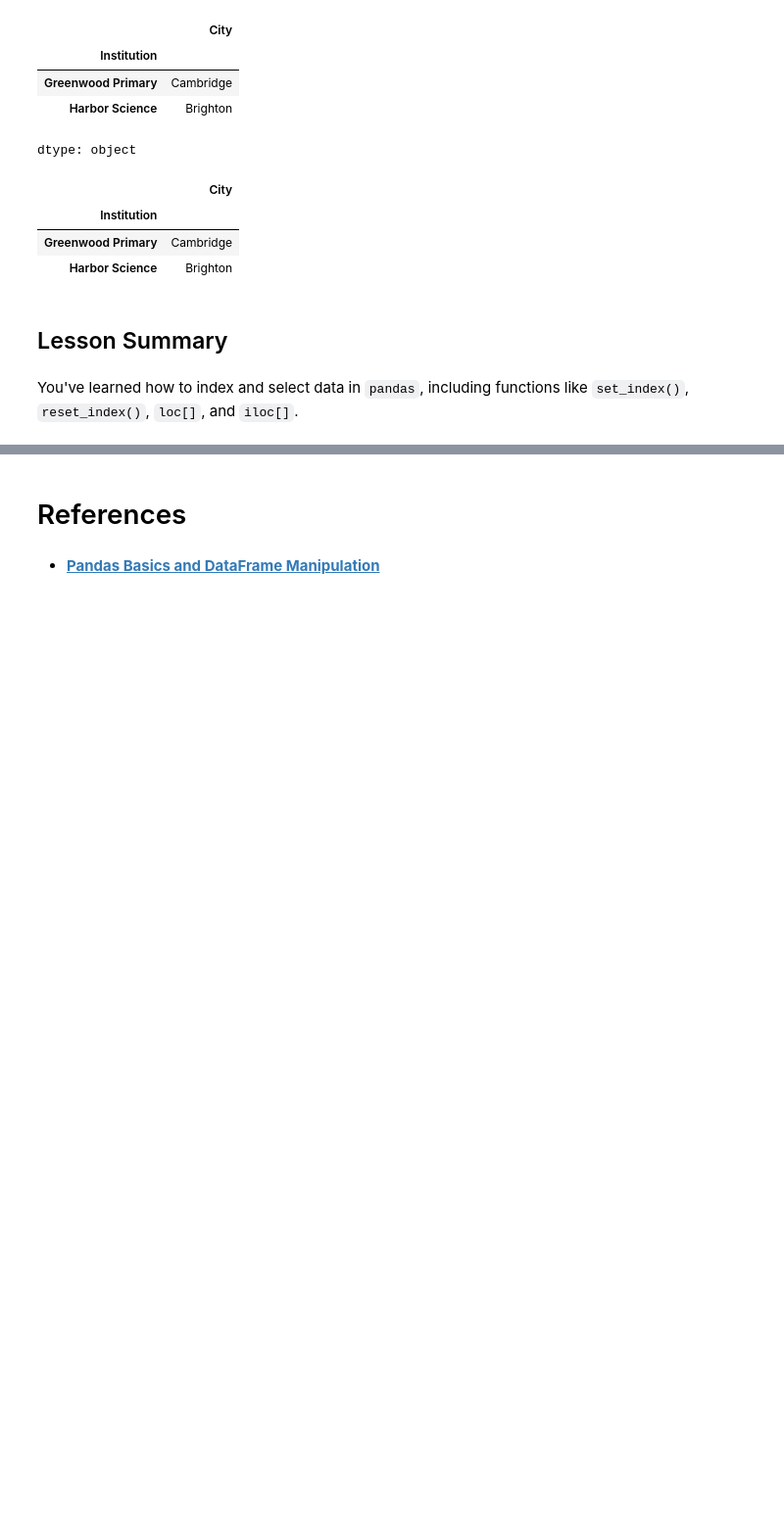
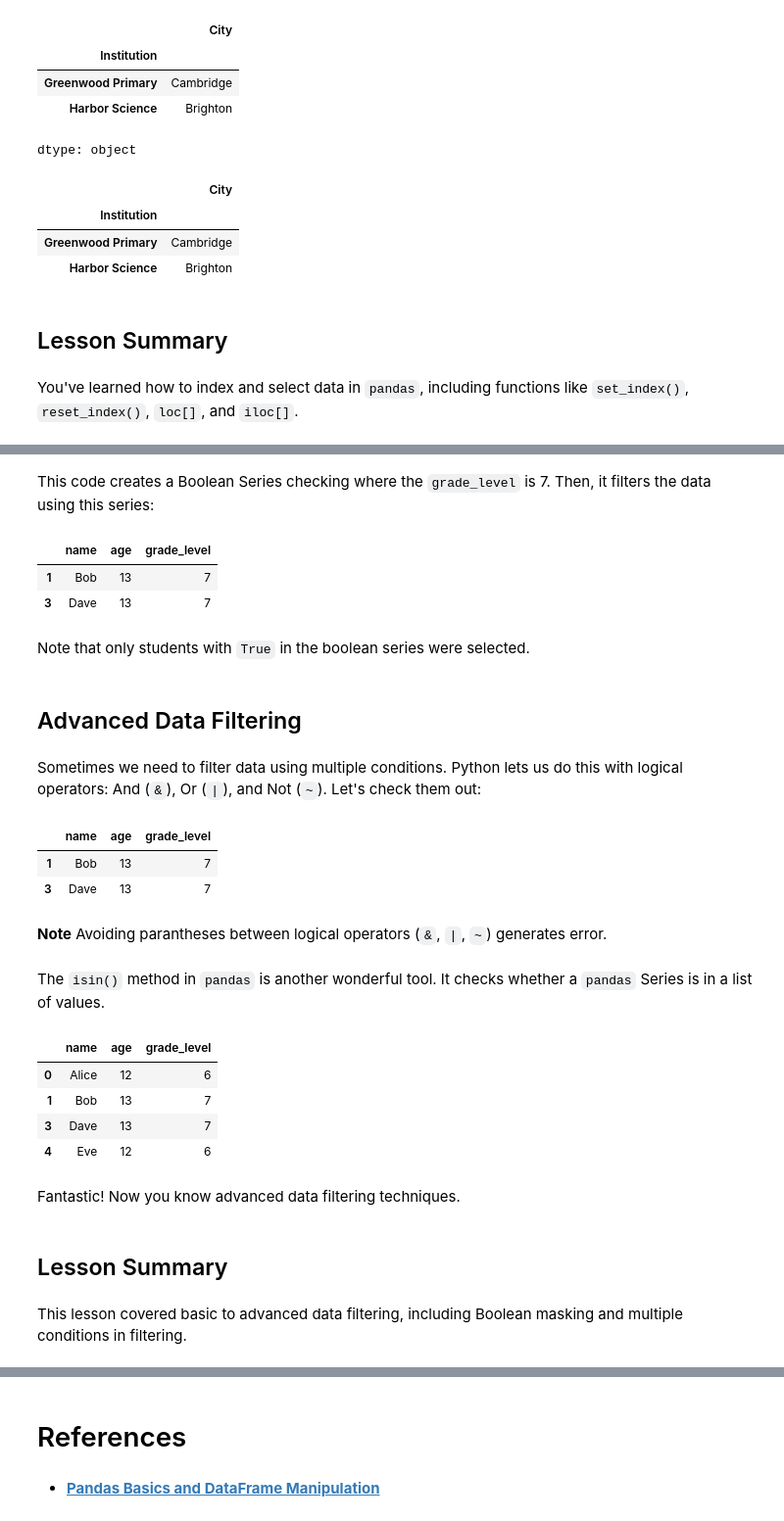
Before and after one commit to ancilcleetus/AI-Learning-Lab, a Jupyter notebook: Tools/Deep-Dive-into-Numpy-and-Pandas/02_Pandas_Basics_and_DataFrame_Manipulation.ipynb, the cells around one changed output, grey strips where cells are left out. Shown at 98% size. Saved outputs shown, nothing was run; the diff lists cells and outputs as text; code cells hidden in the pictures; blank space fills up the shorter version.

Commit message:
Added 'Filtering Data in Pandas' in Deep-Dive-into-Numpy-and-Pandas/02_Pandas_Basics_and_DataFrame_Manipulation.ipynb

```diff
--- a/Tools/Deep-Dive-into-Numpy-and-Pandas/02_Pandas_Basics_and_DataFrame_Manipulation.ipynb
+++ b/Tools/Deep-Dive-into-Numpy-and-Pandas/02_Pandas_Basics_and_DataFrame_Manipulation.ipynb
@@ -444,0 +458,16 @@ You've learned how to index and select data in `pandas`, including functions lik
+# %%
+import pandas as pd
+
+# Data of students
+data = {
+    'name': ['Alice', 'Bob', 'Charlie', 'Dave', 'Eve'],
+    'age': [12, 13, 14, 13, 12],
+    'grade_level': [6, 7, 8, 7, 6]
+}
+
+students_df = pd.DataFrame(data)
+
+# Filter 7th grade students
+grade_seven_students = students_df[students_df['grade_level'] == 7]
+
+grade_seven_students
@@ -444,0 +497,45 @@ You've learned how to index and select data in `pandas`, including functions lik
+# %% [markdown]
+This code creates a Boolean Series checking where the `grade_level` is 7. Then, it filters the data using this series:
+# %%
+# Filtering using Boolean series
+grade_seven_students = students_df[is_grade_seven]
+grade_seven_students
+# %% [output]
+|  | name | age | grade_level |
+| 1 | Bob | 13 | 7 |
+| 3 | Dave | 13 | 7 |
+# %% [markdown]
+Note that only students with `True` in the boolean series were selected.
+# %% [markdown]
+## Advanced Data Filtering
+# %% [markdown]
+Sometimes we need to filter data using multiple conditions. Python lets us do this with logical operators: And (`&`), Or (`|`), and Not (`~`). Let's check them out:
+# %%
+# Filter 7th grade students who are 13 years old
+grade_seven_and_age_thirteen = (students_df['grade_level'] == 7) & (students_df['age'] == 13)
+
+students_df[grade_seven_and_age_thirteen]
+# %% [output]
+|  | name | age | grade_level |
+| 1 | Bob | 13 | 7 |
+| 3 | Dave | 13 | 7 |
+# %% [markdown]
+**Note** Avoiding parantheses between logical operators (`&`, `|`, `~`) generates error.
+# %% [markdown]
+The `isin()` method in `pandas` is another wonderful tool. It checks whether a `pandas` Series is in a list of values.
+# %%
+# Filter students who are in 6th or 7th grade
+middle_school_students = students_df[students_df['grade_level'].isin([6, 7])]
+middle_school_students
+# %% [output]
+|  | name | age | grade_level |
+| 0 | Alice | 12 | 6 |
+| 1 | Bob | 13 | 7 |
+| 3 | Dave | 13 | 7 |
+| 4 | Eve | 12 | 6 |
+# %% [markdown]
+Fantastic! Now you know advanced data filtering techniques.
+# %% [markdown]
+## Lesson Summary
+# %% [markdown]
+This lesson covered basic to advanced data filtering, including Boolean masking and multiple conditions in filtering.
```
Also changed, not shown: parts of 11 cells of this notebook.
